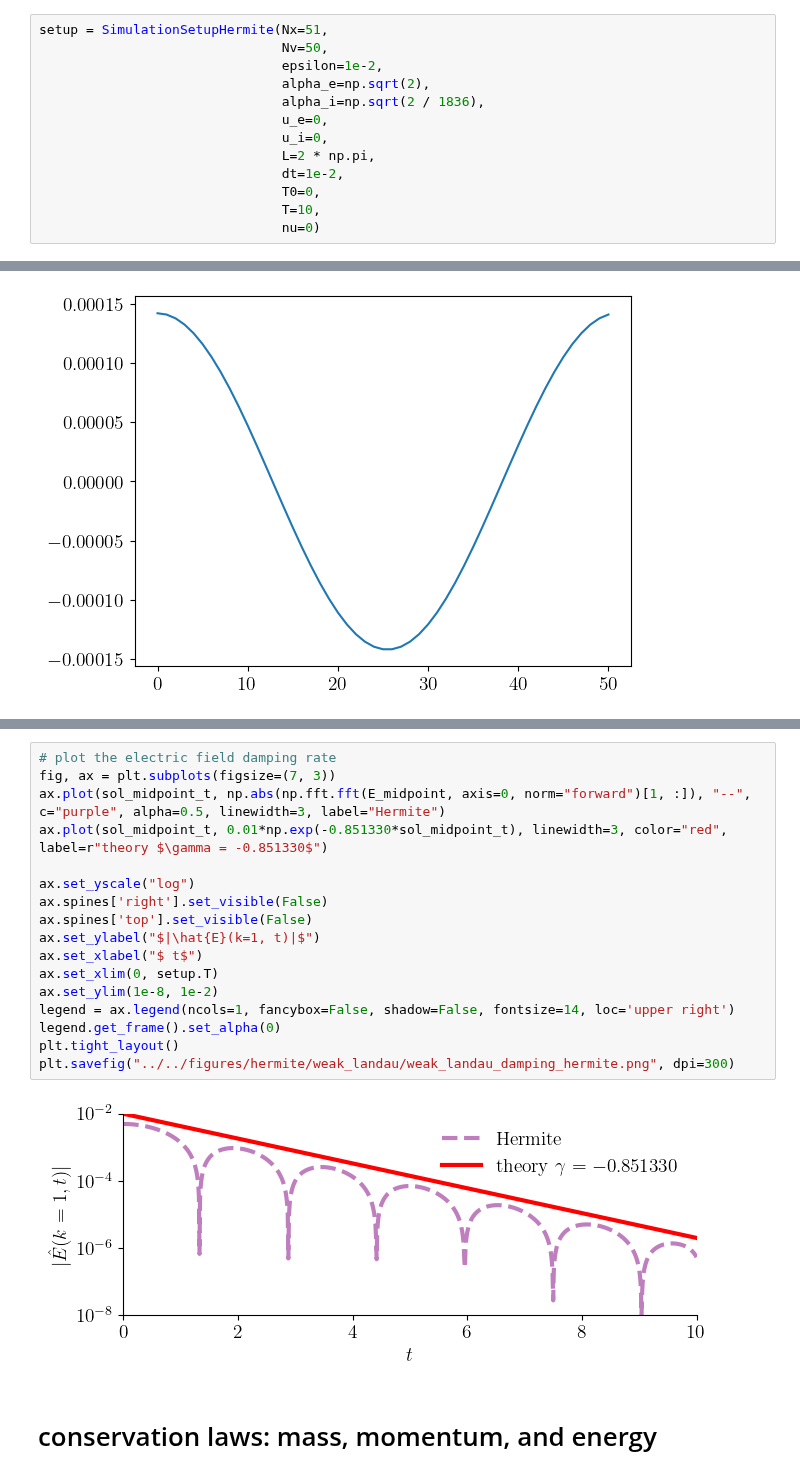
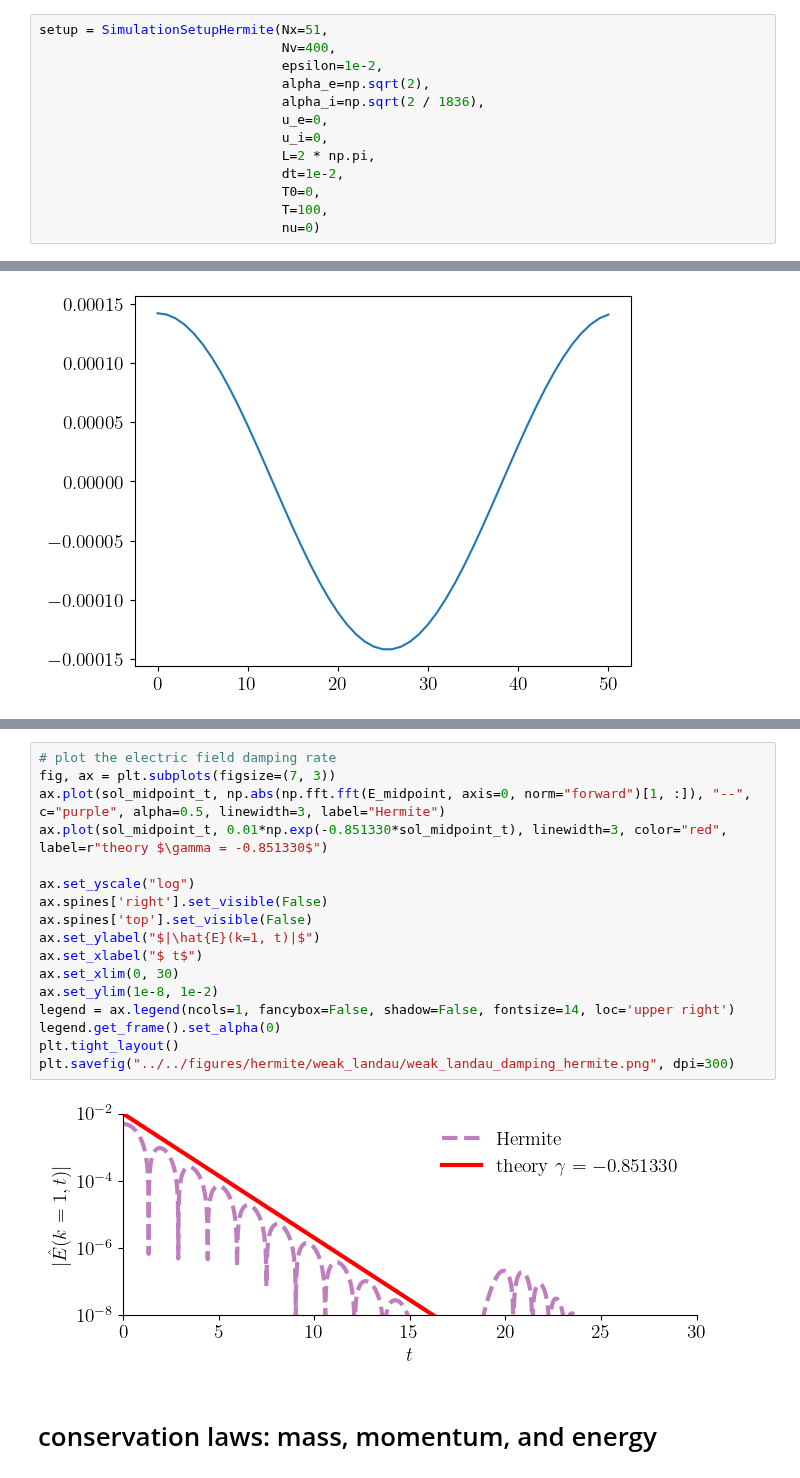
Before and after one commit to opaliss/mixed_methods, a Jupyter notebook: analysis/hermite/weak_landau_damping_hermite.ipynb, the cells around one changed output, grey strips where cells are left out. Cells and saved outputs as stored; diff of their text form.

```diff
--- a/analysis/hermite/weak_landau_damping_hermite.ipynb
+++ b/analysis/hermite/weak_landau_damping_hermite.ipynb
@@ -25,7 +25,7 @@ matplotlib.rcParams['text.usetex'] = True
 # Hermite weak Landau damping
 # %%
 setup = SimulationSetupHermite(Nx=51,
-                               Nv=50,
+                               Nv=400,
                                epsilon=1e-2,
                                alpha_e=np.sqrt(2),
                                alpha_i=np.sqrt(2 / 1836),
@@ -34,7 +34,7 @@ setup = SimulationSetupHermite(Nx=51,
                                L=2 * np.pi,
                                dt=1e-2,
                                T0=0,
-                               T=10,
+                               T=100,
                                nu=0)
 # %%
 # ions (unperturbed)
@@ -138,22 +146,22 @@ plt.plot(charge_density_hermite(alpha_e=setup.alpha_e, alpha_i=setup.alpha_i,
 # %%
 # plot the electric field damping rate
 fig, ax = plt.subplots(figsize=(7, 3))
 ax.plot(sol_midpoint_t, np.abs(np.fft.fft(E_midpoint, axis=0, norm="forward")[1, :]), "--", c="purple", alpha=0.5, linewidth=3, label="Hermite")
 ax.plot(sol_midpoint_t, 0.01*np.exp(-0.851330*sol_midpoint_t), linewidth=3, color="red", label=r"theory $\gamma = -0.851330$")
 
 ax.set_yscale("log")
 ax.spines['right'].set_visible(False)
 ax.spines['top'].set_visible(False)
 ax.set_ylabel("$|\hat{E}(k=1, t)|$")
 ax.set_xlabel("$ t$")
-ax.set_xlim(0, setup.T)
+ax.set_xlim(0, 30)
 ax.set_ylim(1e-8, 1e-2)
 legend = ax.legend(ncols=1, fancybox=False, shadow=False, fontsize=14, loc='upper right')
 legend.get_frame().set_alpha(0)
 plt.tight_layout()
 plt.savefig("../../figures/hermite/weak_landau/weak_landau_damping_hermite.png", dpi=300)
 # %% [output]
-[figure, old version]
+[figure, new version]
 # %% [markdown]
 # conservation laws: mass, momentum, and energy
 # %% [markdown]
```
Also changed, not shown: parts of 6 cells of this notebook, 4 other files.
